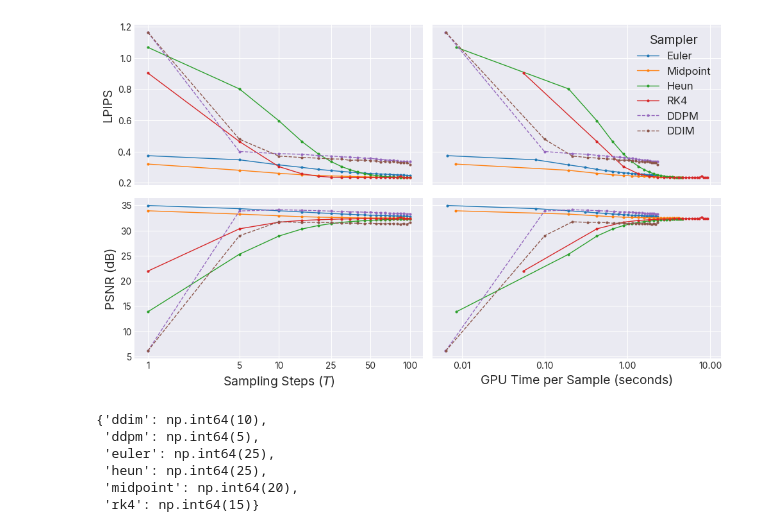
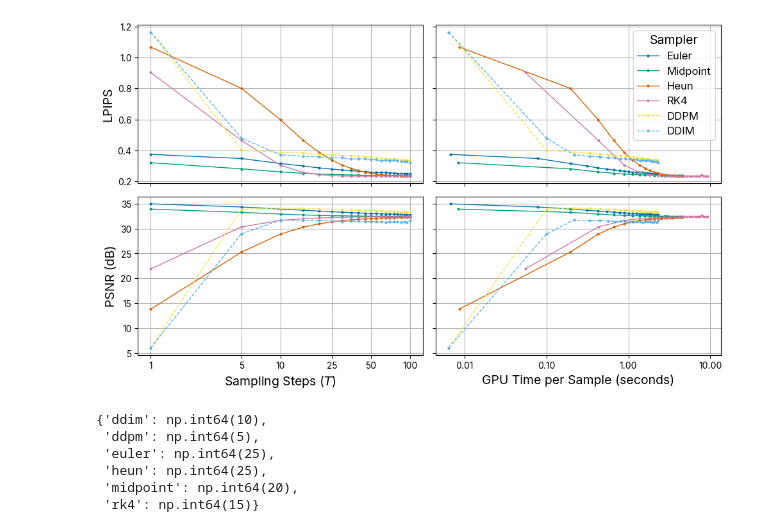
Before and after one commit to DakotaHester/s2flow, a Jupyter notebook: notebooks/plot_sampling.ipynb, the cells around one changed output. Cells and saved outputs as stored; diff of their text form; code cells hidden in the pictures.

Commit message:
Update figures

```diff
--- a/notebooks/plot_sampling.ipynb
+++ b/notebooks/plot_sampling.ipynb
@@ -30,7 +30,14 @@ else:
 font_manager.fontManager.addfont(font_path)
 prop = font_manager.FontProperties(fname=font_path)
 
-plt.style.use('seaborn-v0_8-darkgrid')
+# plt.style.use('bmh')
+plt.style.use('seaborn-v0_8-colorblind')
+# plt.style.use('fivethirtyeight')
+# set grid background color to white
+# plt.rcParams['axes.facecolor'] = 'white'
+# use outline around axes for better visibility when multiple axes are present
+# plt.rcParams['axes.edgecolor'] = 'black'
+# plt.rcParams['axes.linewidth'] = 0.5
 
 
 plt.rcParams['font.family'] = 'sans-serif'
@@ -111,10 +120,10 @@ df = pd.read_csv('../runs/s2flow_sr_sampling_sweep/20251117_094927/summary_sampl
 # %%
 lc_metrics_dfs = []
-for csv in glob('../runs/s2flow_lc_sampling_steps_sweep/*/*/*/*/*/lc_summary_metrics.csv'):
+for csv in glob('../runs/s2flow_lc_sampling_steps_sweep/*/*/*/*/lc_summary_metrics.csv'):
     csv = Path(csv)
     csv_pars = csv.parts
-    # for i, part in enumerate(csv_pars):
-    #     print(f"Part {i}: {part}")
+    for i, part in enumerate(csv_pars):
+        print(f"Part {i}: {part}")
     # break
     sampler = csv_pars[3]
     steps = int(csv_pars[4].split('_')[1])
@@ -133,6 +152,7 @@ lc_df = pd.read_csv('../runs/s2flow_lc_sampling_steps_sweep/summary_lc_sampling_
 # %%
 # per class metrics
 # %%
+df = pd.read_csv('../runs/s2flow_sr_sampling_sweep/20251117_094927/summary_sampling_metrics.csv')
 fig, ax = plt.subplots(2, 2, figsize=(10,6), sharey='row', sharex='col')
 
 sampler_names = {
@@ -159,34 +179,40 @@ for i, (sampler, group) in enumerate(df.groupby('sampler')):
     ax[1][1].plot(group['gpu_time_per_sample_seconds'], group['PSNR_mean'], marker='o', label=sampler_names[sampler], color=f'C{i}', linewidth=linewidth, markersize=markersize, linestyle='dashed' if sampler in ['ddim', 'ddpm'] else 'solid')
 
 ax[0][1].legend(title='Sampler', fontsize=12, title_fontsize=14)
 ax[1][0].set_xlabel('Sampling Steps ($T$)', fontsize=14)
 ax[1][1].set_xlabel('GPU Time per Sample (seconds)', fontsize=14)
 ax[0][0].set_ylabel('LPIPS', fontsize=14)
 ax[1][0].set_ylabel('PSNR (dB)', fontsize=14)
 
 ax[1][1].set_xscale('log')
 ax[1][0].set_xscale('log')
 
 ax[1][0].set_xticks([1] + list(range(10, 110, 10)))
 ax[1][0].set_xticks([1, 5, 10, 25, 50, 100])
 ax[1][0].get_xaxis().set_major_formatter(plt.ScalarFormatter())
 
 ax[1][1].set_xticks([0.01, 0.1, 1, 10])
 ax[1][1].get_xaxis().set_major_formatter(plt.ScalarFormatter())
 
+for i in range(2):
+    for j in range(2):
+        ax[i][j].grid(True,
+        # disable minor ticks
+        ax[i][j].minorticks_off()
+
 
 fig.tight_layout()
 
 fig_dir = Path('../figures/sampling_performance/')
 for filetype in ['png', 'pdf']:
 
     fig_dir.mkdir(parents=True, exist_ok=True)
     out_path = fig_dir / f'sampling_performance.{filetype}'
     plt.savefig(out_path, dpi=300 if filetype=='png' else None, bbox_inches='tight')
 
 # plt.savefig('../runs/s2flow_sr_sampling_sweep/20251117_094927/sampling_performance.pdf', dpi=300)
 # %% [output]
-[figure, old version]
+[figure, new version]
 # %%
 optimal_steps = {
     sampler: KneeLocator(
```
Also changed, not shown: parts of 14 cells of this notebook, 7 other files.
